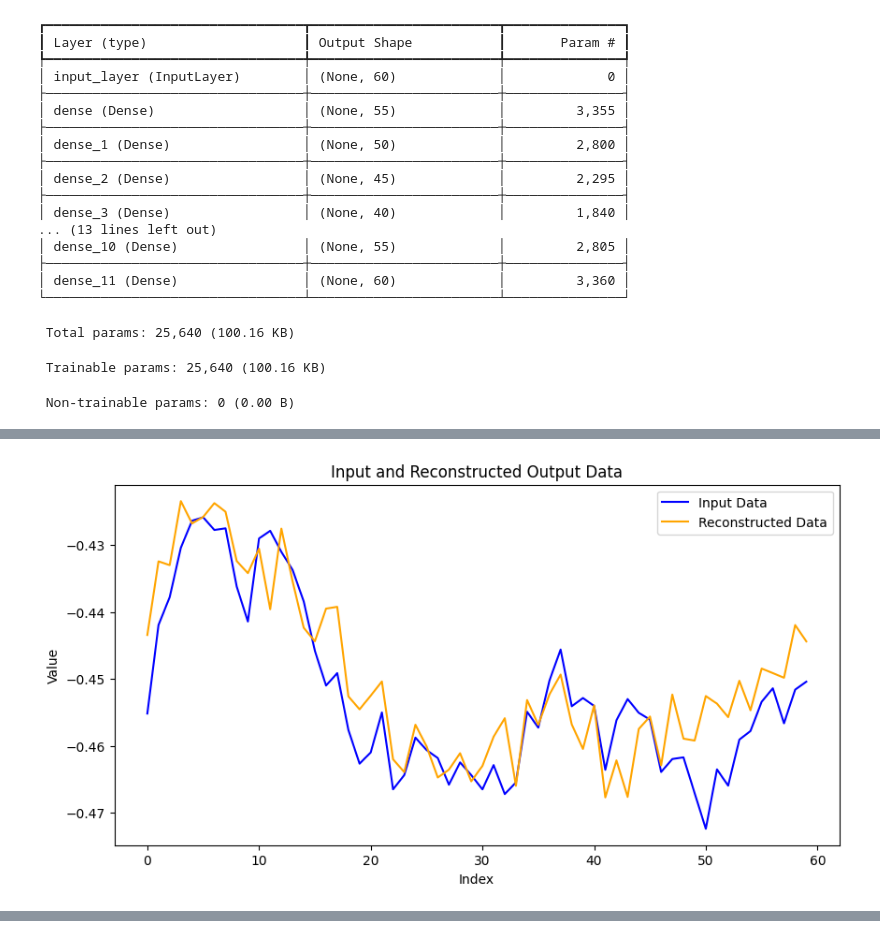
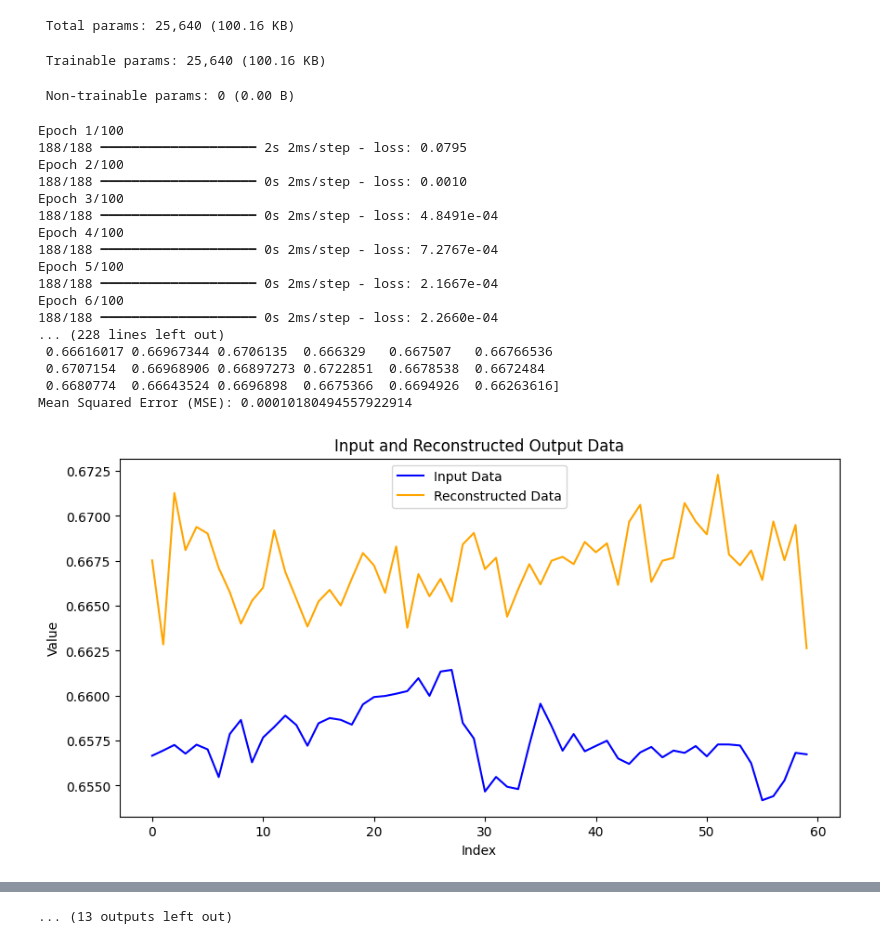
Before and after one commit to Gitesh1998/Stock-prediction, a Jupyter notebook: auto_encoder.ipynb, the cells around one changed output, grey strips where cells are left out. Saved outputs shown, nothing was run; the diff lists cells and outputs as text; code cells hidden in the pictures.

```diff
--- a/auto_encoder.ipynb
+++ b/auto_encoder.ipynb
@@ -4,7 +4,7 @@ import numpy as np
 from sklearn.preprocessing import MinMaxScaler
 import ast
 
-csv_file_path = "processed_hourly_2015.csv"
+csv_file_path = "final-file-neural-network.csv"
 
 # Read the CSV file into a DataFrame
 df = pd.read_csv(csv_file_path)
@@ -17,8 +17,7 @@ for col in colData:
 
 df = df[df['input'].apply(len) == 60]
 
-
-# input_column = df['input'].values.reshape(-1, 1)
+input_column = df['input'].values.reshape(-1, 1)
 
 input_column = input_data = np.array(df['input'].tolist())
 
@@ -26,8 +25,8 @@ scaler = MinMaxScaler(feature_range=(-1, 1))
 input_data_scaled = scaler.fit_transform(input_data)
 
 # Split the data into training and testing sets
-train_data = input_data_scaled[:800]
-test_data = input_data_scaled[800:]
+train_data = input_data_scaled[:6000]
+test_data = input_data_scaled[6000:]
 # %%
 import numpy as np
 import tensorflow as tf
@@ -68,7 +67,7 @@ autoencoder.summary()
 
 
 # Train the autoencoder
-autoencoder.fit(train_data, train_data, epochs=50)
+autoencoder.fit(train_data, train_data, epochs=100)
 
 # Predict using the autoencoder
 encoded_data = autoencoder.predict(test_data)
@@ -77,22 +76,24 @@ encoded_data = autoencoder.predict(test_data)
 loss = autoencoder.evaluate(test_data, test_data)
 print(f'Test loss: {loss}')
 
+
+
+for i in range(10):
 # Plot the first test sample's input and reconstructed output
-plt.figure(figsize=(10, 5))
-plt.plot(test_data[0], label='Input Data', color='blue')
-plt.plot(encoded_data[0], label='Reconstructed Data', color='orange')
-plt.title('Input and Reconstructed Output Data')
-plt.xlabel('Index')
-plt.ylabel('Value')
-plt.legend()
-plt.show()
-
-# Print Mean Squared Error for each test sample
-for i in range(len(encoded_data)):
+    print(test_data[i])
+    print(encoded_data[i])
     inputData = test_data[i]
     outputData = encoded_data[i]
     mse = np.mean((inputData - outputData) ** 2)
     print("Input Data:", inputData)
     print("Reconstructed Data:", outputData)
     print("Mean Squared Error (MSE):", mse)
+    plt.figure(figsize=(10, 5))
+    plt.plot(test_data[i], label='Input Data', color='blue')
+    plt.plot(encoded_data[i], label='Reconstructed Data', color='orange')
+    plt.title('Input and Reconstructed Output Data')
+    plt.xlabel('Index')
+    plt.ylabel('Value')
+    plt.legend()
+    plt.show()
 # %% [output]
@@ -104,20 +118,21 @@ Model: "functional_1"
-┏━━━━━━━━━━━━━━━━━━━━━━━━━━━━━━━━━┳━━━━━━━━━━━━━━━━━━━━━━━━┳━━━━━━━━━━━━━━━┓
-┃ Layer (type)                    ┃ Output Shape           ┃       Param # ┃
-┡━━━━━━━━━━━━━━━━━━━━━━━━━━━━━━━━━╇━━━━━━━━━━━━━━━━━━━━━━━━╇━━━━━━━━━━━━━━━┩
-│ input_layer (InputLayer)        │ (None, 60)             │             0 │
-├─────────────────────────────────┼────────────────────────┼───────────────┤
-│ dense (Dense)                   │ (None, 55)             │         3,355 │
-├─────────────────────────────────┼────────────────────────┼───────────────┤
-│ dense_1 (Dense)                 │ (None, 50)             │         2,800 │
-├─────────────────────────────────┼────────────────────────┼───────────────┤
-│ dense_2 (Dense)                 │ (None, 45)             │         2,295 │
-├─────────────────────────────────┼────────────────────────┼───────────────┤
-│ dense_3 (Dense)                 │ (None, 40)             │         1,840 │
-... (13 lines left out)
-│ dense_10 (Dense)                │ (None, 55)             │         2,805 │
-├─────────────────────────────────┼────────────────────────┼───────────────┤
-│ dense_11 (Dense)                │ (None, 60)             │         3,360 │
-└─────────────────────────────────┴────────────────────────┴───────────────┘
+ Total params: 25,640 (100.16 KB)
- Total params: 25,640 (100.16 KB)
+ Trainable params: 25,640 (100.16 KB)
- Trainable params: 25,640 (100.16 KB)
+ Non-trainable params: 0 (0.00 B)
- Non-trainable params: 0 (0.00 B)
+Epoch 1/100
+188/188 ━━━━━━━━━━━━━━━━━━━━ 2s 2ms/step - loss: 0.0795
+Epoch 2/100
+188/188 ━━━━━━━━━━━━━━━━━━━━ 0s 2ms/step - loss: 0.0010
+Epoch 3/100
+188/188 ━━━━━━━━━━━━━━━━━━━━ 0s 2ms/step - loss: 4.8491e-04
+Epoch 4/100
+188/188 ━━━━━━━━━━━━━━━━━━━━ 0s 2ms/step - loss: 7.2767e-04
+Epoch 5/100
+188/188 ━━━━━━━━━━━━━━━━━━━━ 0s 2ms/step - loss: 2.1667e-04
+Epoch 6/100
+188/188 ━━━━━━━━━━━━━━━━━━━━ 0s 2ms/step - loss: 2.2660e-04
+... (228 lines left out)
+ 0.66616017 0.66967344 0.6706135  0.666329   0.667507   0.66766536
+ 0.6707154  0.66968906 0.66897273 0.6722851  0.6678538  0.6672484
+ 0.6680774  0.66643524 0.6696898  0.6675366  0.6694926  0.66263616]
+Mean Squared Error (MSE): 0.00010180494557922914
+[figure, new version]
@@ -141 +155,0 @@ Test loss: 0.0003872020752169192
-[figure, old version]
@@ -158,0 +192 @@ Mean Squared Error (MSE): 7.35162103289949e-05
+... (13 outputs left out)
```
Also changed, not shown: parts of 1 cell of this notebook, 3 other files.
